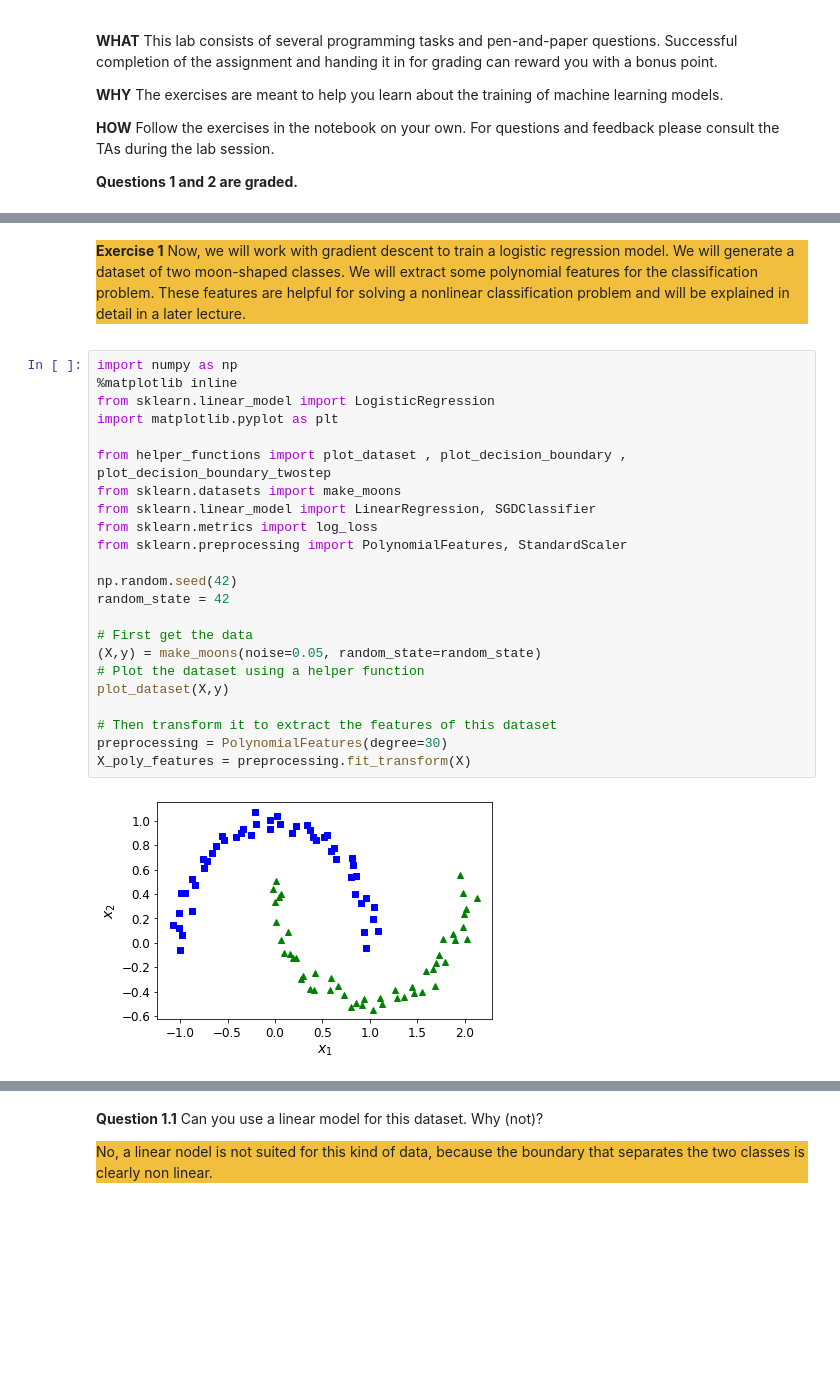
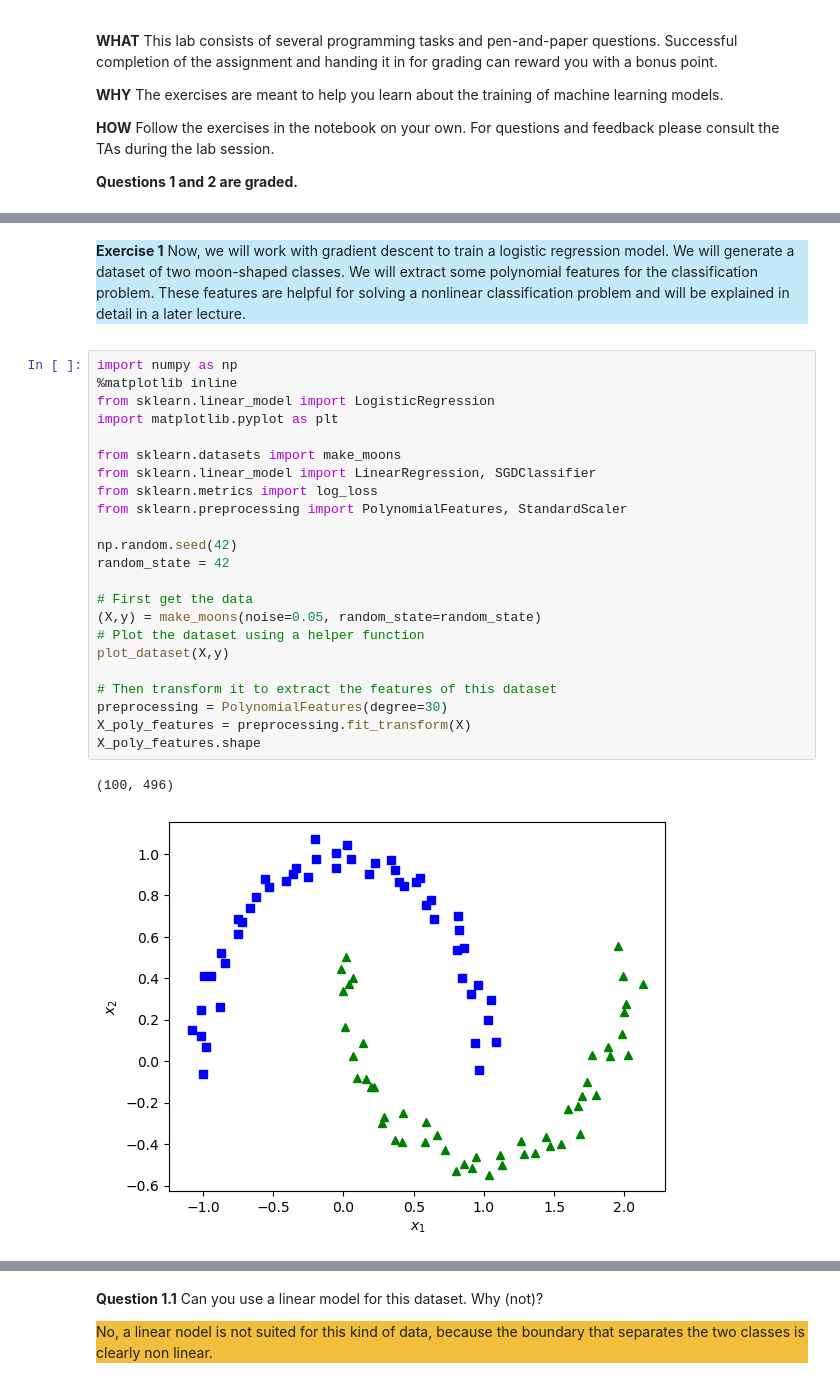
Before and after one commit to Linthevanrooij/FAIP, a Jupyter notebook: Week3/3b/classification_training.ipynb, the cells around one changed output, grey strips where cells are left out. Drawn from its saved outputs; the diff is of its cells as text; blank space fills up the shorter version.

```diff
--- a/Week3/3b/classification_training.ipynb
+++ b/Week3/3b/classification_training.ipynb
@@ -846,34 +921,35 @@ Revised by: Prajit Bhaskaran and Aditi Rawat
 # %% [markdown]
 <div style="background-color:#f1be3e">
 # %% [markdown]
-<div style="background-color:#f1be3e">
+<div style="background-color:#c2eafa">
 
 **Exercise 1** Now, we will work with gradient descent to train a logistic regression model. We will  generate a dataset of two moon-shaped classes. We will extract some polynomial features for the classification problem. These features are helpful for solving a nonlinear classification problem and will be explained in detail in a later lecture.
 # %%
 import numpy as np
 %matplotlib inline
 from sklearn.linear_model import LogisticRegression
 import matplotlib.pyplot as plt
 
-from helper_functions import plot_dataset , plot_decision_boundary , plot_decision_boundary_twostep
 from sklearn.datasets import make_moons
 from sklearn.linear_model import LinearRegression, SGDClassifier
 from sklearn.metrics import log_loss
 from sklearn.preprocessing import PolynomialFeatures, StandardScaler
 
 np.random.seed(42)
 random_state = 42
 
 # First get the data
 (X,y) = make_moons(noise=0.05, random_state=random_state)
 # Plot the dataset using a helper function
 plot_dataset(X,y)
 
 # Then transform it to extract the features of this dataset
 preprocessing = PolynomialFeatures(degree=30)
 X_poly_features = preprocessing.fit_transform(X)
+X_poly_features.shape
 # %% [output]
+(100, 496)
-[figure, old version]
+[figure, new version]
 # %% [markdown]
 <div style="background-color:#c2eafa">
 # %% [markdown]
```
Also changed, not shown: parts of 33 cells of this notebook, 2 other files.
